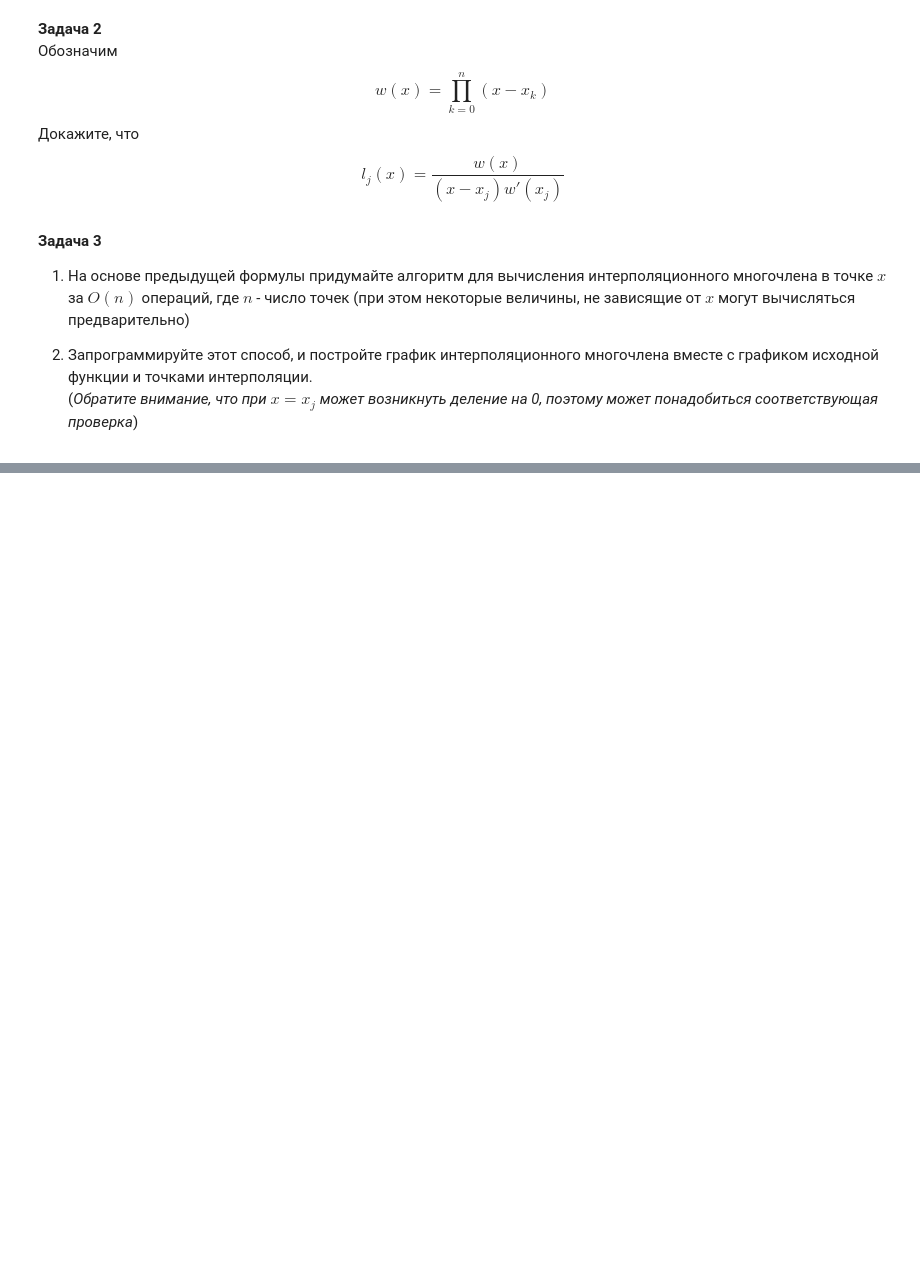
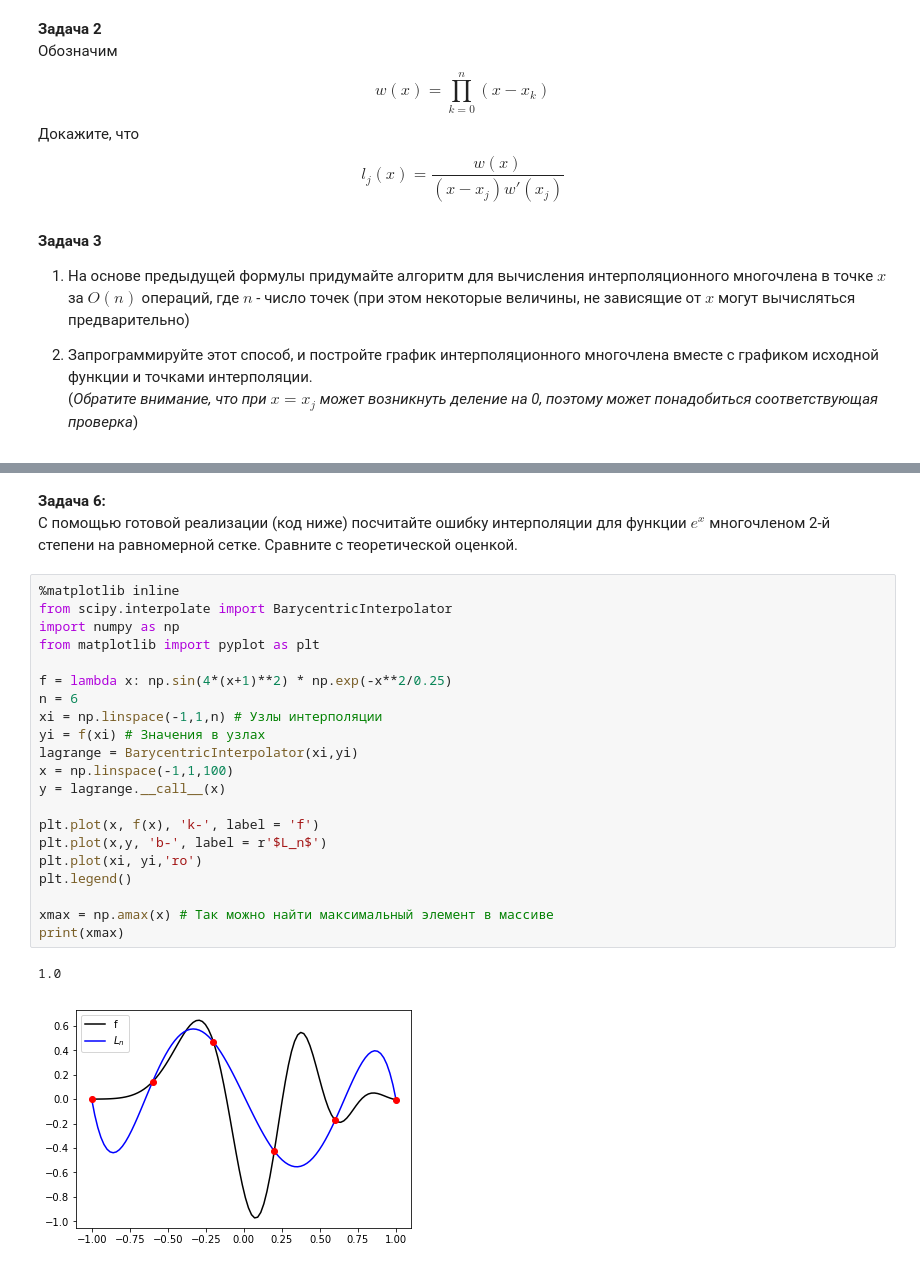
Before and after one commit to chikitkin/comp_math_mipt, a Jupyter notebook: 05-lecture/05-prac.ipynb, the cells around one changed output, grey strips where cells are left out. Saved outputs shown, nothing was run; the diff lists cells and outputs as text; blank space fills up the shorter version.

```diff
--- a/05-lecture/05-prac.ipynb
+++ b/05-lecture/05-prac.ipynb
@@ -47,0 +63,27 @@ $$
+# %% [markdown]
+**Задача 6:**
+С помощью готовой реализации (код ниже) посчитайте ошибку интерполяции для функции $e^x$ многочленом 2-й степени на равномерной сетке. Сравните с теоретической оценкой.
+# %%
+%matplotlib inline
+from scipy.interpolate import BarycentricInterpolator
+import numpy as np
+from matplotlib import pyplot as plt
+
+f = lambda x: np.sin(4*(x+1)**2) * np.exp(-x**2/0.25)
+n = 6
+xi = np.linspace(-1,1,n) # Узлы интерполяции
+yi = f(xi) # Значения в узлах
+lagrange = BarycentricInterpolator(xi,yi)
+x = np.linspace(-1,1,100)
+y = lagrange.__call__(x)
+
+plt.plot(x, f(x), 'k-', label = 'f')
+plt.plot(x,y, 'b-', label = r'$L_n$')
+plt.plot(xi, yi,'ro')
+plt.legend()
+
+xmax = np.amax(x) # Так можно найти максимальный элемент в массиве
+print(xmax)
+# %% [output]
+1.0
+[figure, added]
```
Also changed, not shown: parts of 4 cells of this notebook, 1 other file.
